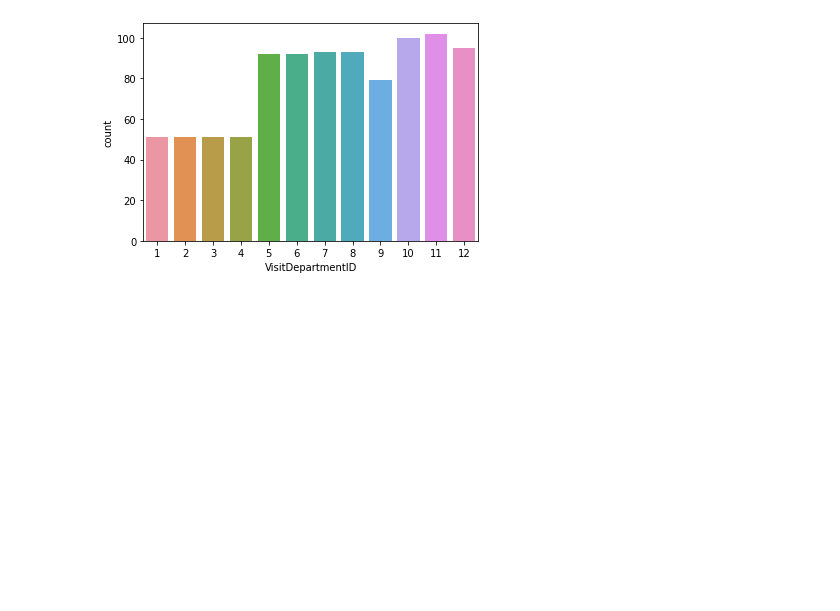
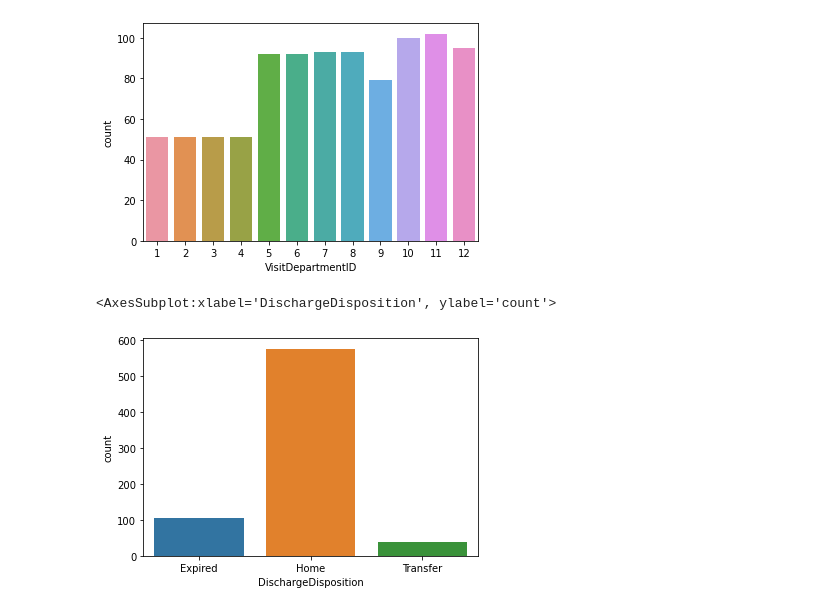
Before and after one commit to ngbhuvi/TinyCoders, a Jupyter notebook: TinyCodes.ipynb, the cells around one changed output. Cells and saved outputs as stored; diff of their text form; code cells hidden in the pictures; blank space fills up the shorter version.

```diff
--- a/TinyCodes.ipynb
+++ b/TinyCodes.ipynb
@@ -283,3 +277,13 @@ sns.countplot(x='VisitDepartmentID',data=av)
 # %% [output]
 <AxesSubplot:xlabel='VisitDepartmentID', ylabel='count'>
 [figure]
+# %%
+
+#27. Using Arrays and Loops, find the count of of patients based on gender
+import seaborn as sns
+import pandas as pd
+dc=pd.read_csv('Discharges.csv')
+sns.countplot(x='DischargeDisposition',data=dc)
+# %% [output]
+<AxesSubplot:xlabel='DischargeDisposition', ylabel='count'>
+[figure, added]
```
Also changed, not shown: parts of 2 cells of this notebook.
